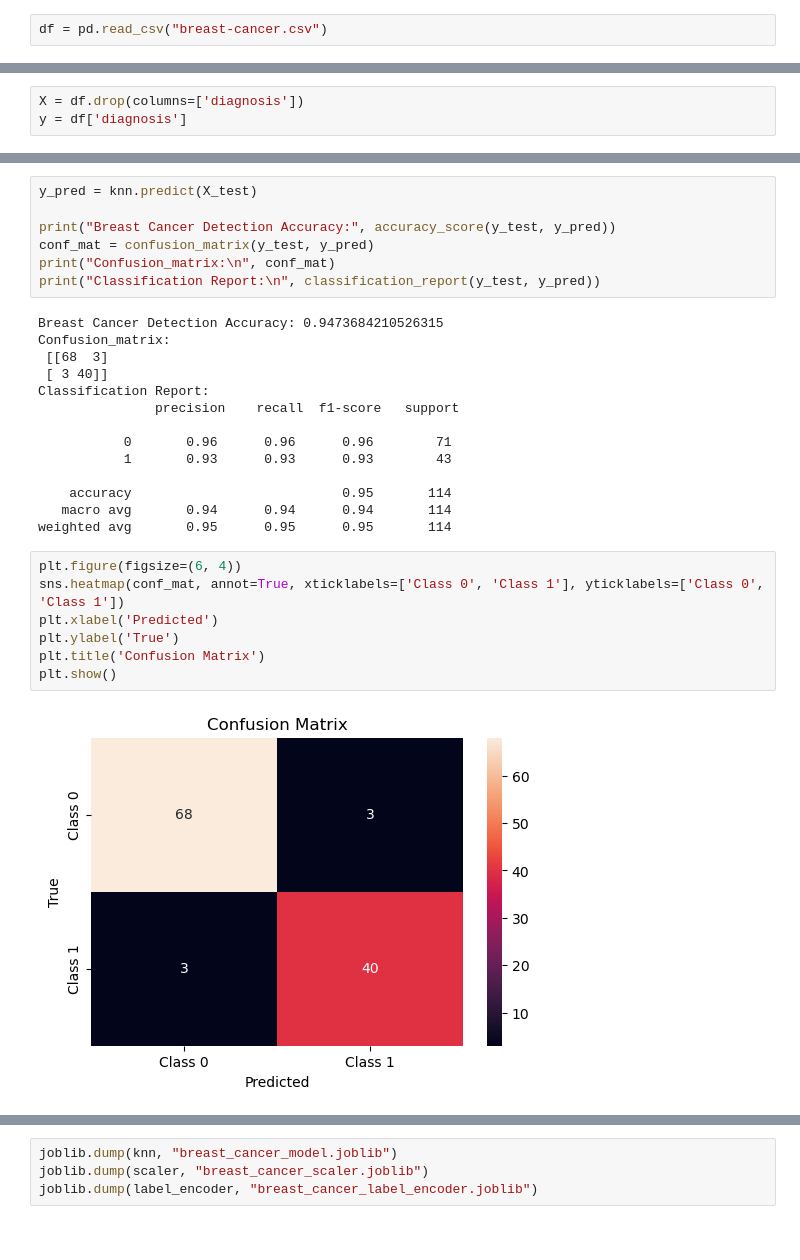
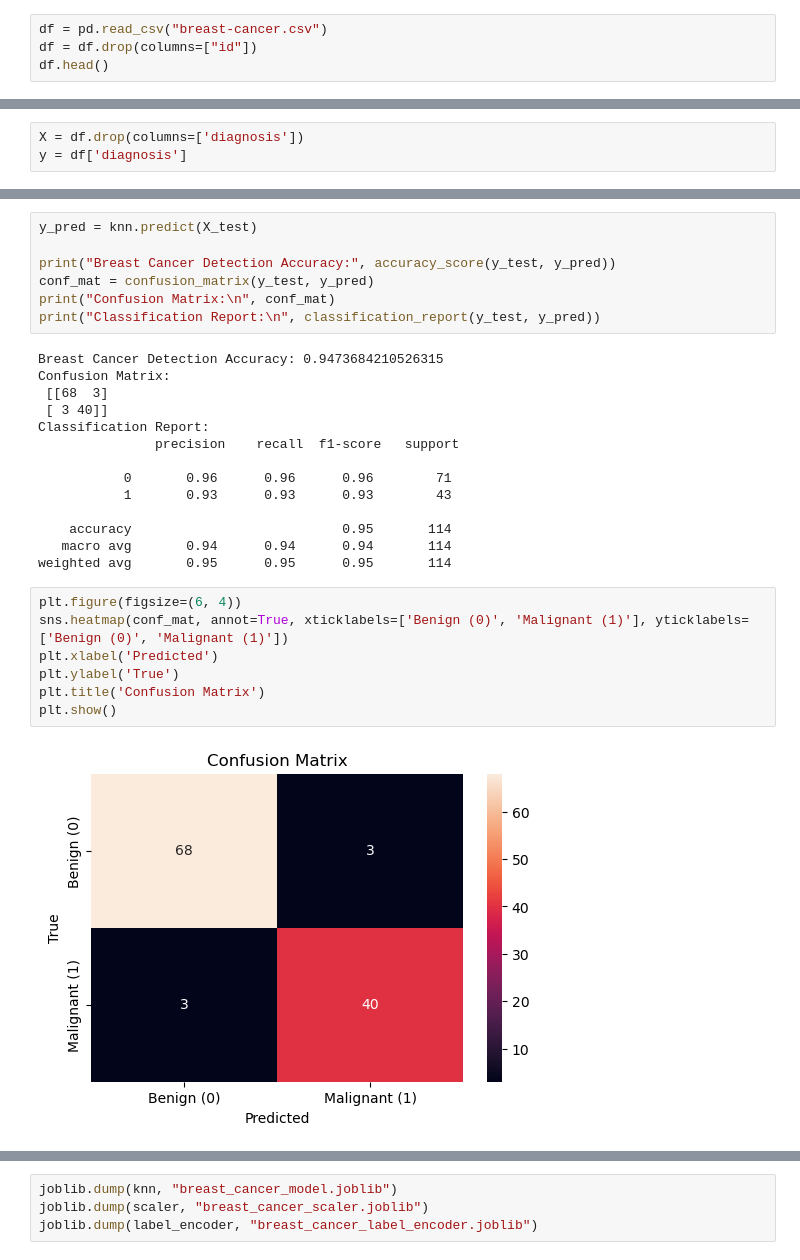
Before and after one commit to gravityonmars/breast_cancer_prediction, a Jupyter notebook: model.ipynb, the cells around one changed output, grey strips where cells are left out. Cells and saved outputs as stored; diff of their text form.

```diff
--- a/model.ipynb
+++ b/model.ipynb
@@ -3,2 +7,4 @@ import pandas as pd
 # %%
 df = pd.read_csv("breast-cancer.csv")
+df = df.drop(columns=["id"])
+df.head()
@@ -119,11 +97,11 @@ y_pred = knn.predict(X_test)
 
 print("Breast Cancer Detection Accuracy:", accuracy_score(y_test, y_pred))
 conf_mat = confusion_matrix(y_test, y_pred)
-print("Confusion_matrix:\n", conf_mat)
+print("Confusion Matrix:\n", conf_mat)
 print("Classification Report:\n", classification_report(y_test, y_pred))
 # %% [output]
 Breast Cancer Detection Accuracy: 0.9473684210526315
-Confusion_matrix:
+Confusion Matrix:
  [[68  3]
  [ 3 40]]
 Classification Report:
@@ -137,10 +115,10 @@ Classification Report:
 weighted avg       0.95      0.95      0.95       114
 # %%
 plt.figure(figsize=(6, 4))
-sns.heatmap(conf_mat, annot=True, xticklabels=['Class 0', 'Class 1'], yticklabels=['Class 0', 'Class 1'])
+sns.heatmap(conf_mat, annot=True, xticklabels=['Benign (0)', 'Malignant (1)'], yticklabels=['Benign (0)', 'Malignant (1)'])
 plt.xlabel('Predicted')
 plt.ylabel('True')
 plt.title('Confusion Matrix')
 plt.show()
 # %% [output]
-[figure, old version]
+[figure, new version]
```
Also changed, not shown: parts of 14 cells of this notebook, 3 other files.
